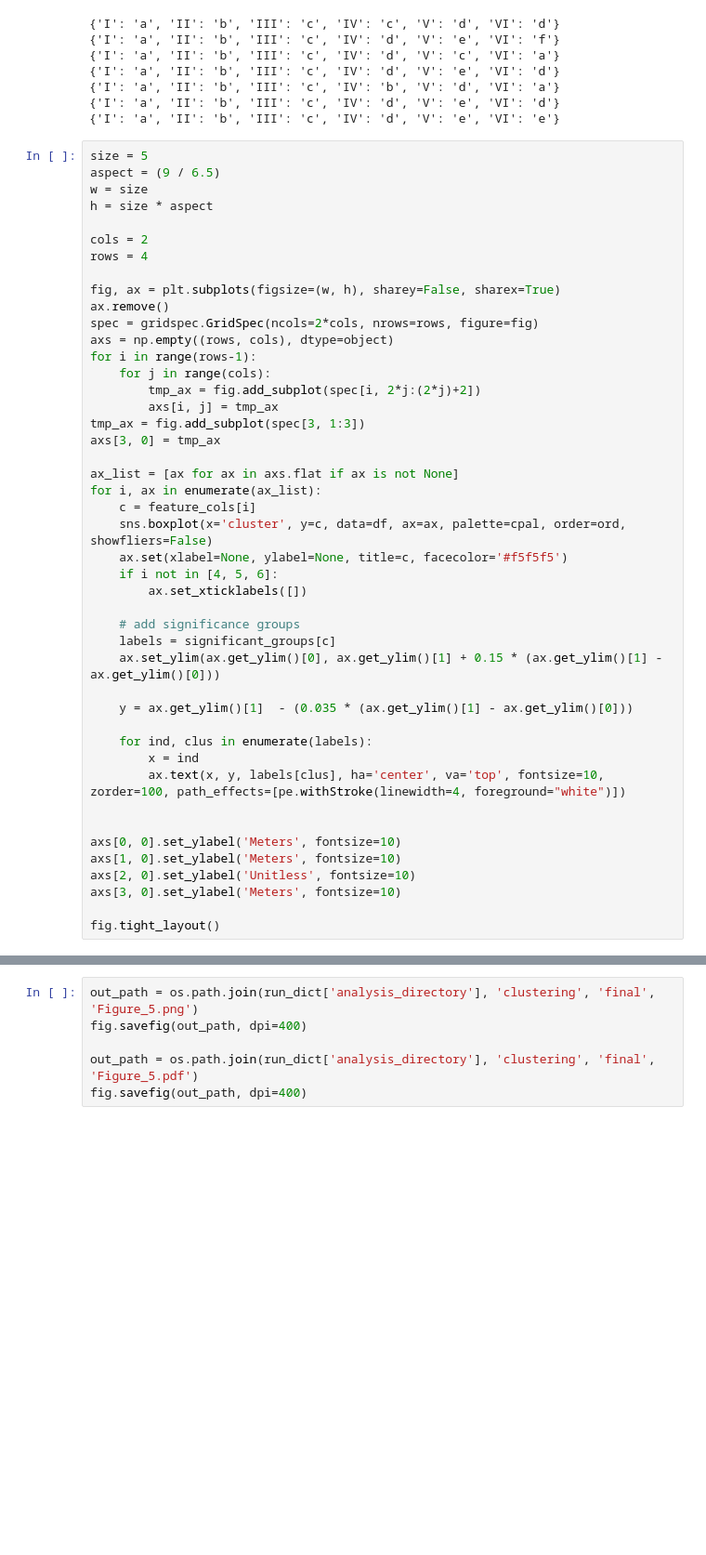
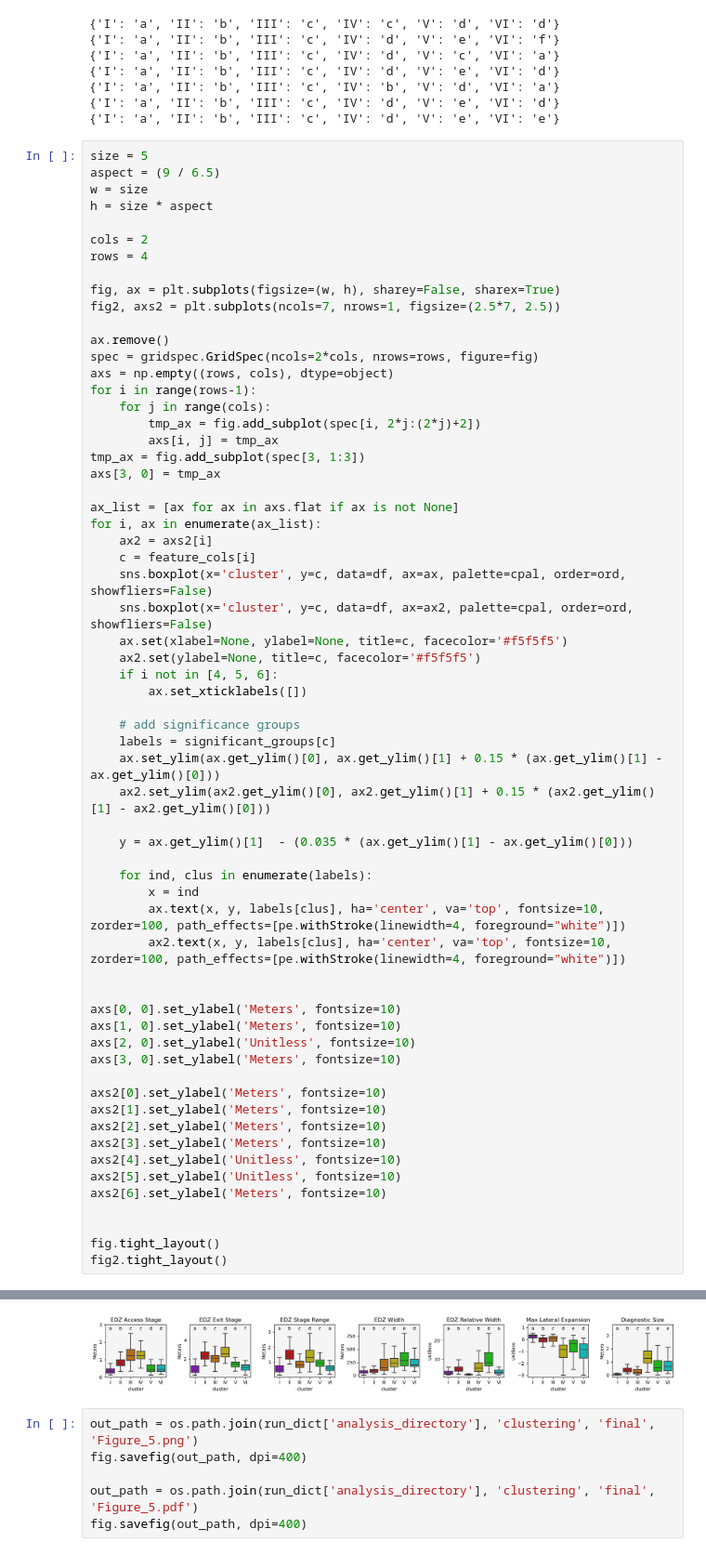
Before and after one commit to CIROH-UVM/floodplain-routing, a Jupyter notebook: publication_scripts/floodplain_classification/fig_5.ipynb, the cells around one changed output, grey strips where cells are left out. Shown: that part at 93% size. Cells and saved outputs as stored; diff of their text form; blank space fills up the shorter version.

```diff
--- a/publication_scripts/floodplain_classification/fig_5.ipynb
+++ b/publication_scripts/floodplain_classification/fig_5.ipynb
@@ -113,6 +113,8 @@ cols = 2
 rows = 4
 
 fig, ax = plt.subplots(figsize=(w, h), sharey=False, sharex=True)
+fig2, axs2 = plt.subplots(ncols=7, nrows=1, figsize=(2.5*7, 2.5))
+
 ax.remove()
 spec = gridspec.GridSpec(ncols=2*cols, nrows=rows, figure=fig)
 axs = np.empty((rows, cols), dtype=object)
@@ -123,33 +125,49 @@ for i in range(rows-1):
 tmp_ax = fig.add_subplot(spec[3, 1:3])
 axs[3, 0] = tmp_ax
 
 ax_list = [ax for ax in axs.flat if ax is not None]
 for i, ax in enumerate(ax_list):
+    ax2 = axs2[i]
     c = feature_cols[i]
     sns.boxplot(x='cluster', y=c, data=df, ax=ax, palette=cpal, order=ord, showfliers=False)
+    sns.boxplot(x='cluster', y=c, data=df, ax=ax2, palette=cpal, order=ord, showfliers=False)
     ax.set(xlabel=None, ylabel=None, title=c, facecolor='#f5f5f5')
+    ax2.set(ylabel=None, title=c, facecolor='#f5f5f5')
     if i not in [4, 5, 6]:
         ax.set_xticklabels([])
 
     # add significance groups
     labels = significant_groups[c]
     ax.set_ylim(ax.get_ylim()[0], ax.get_ylim()[1] + 0.15 * (ax.get_ylim()[1] - ax.get_ylim()[0]))
+    ax2.set_ylim(ax2.get_ylim()[0], ax2.get_ylim()[1] + 0.15 * (ax2.get_ylim()[1] - ax2.get_ylim()[0]))
 
     y = ax.get_ylim()[1]  - (0.035 * (ax.get_ylim()[1] - ax.get_ylim()[0]))
 
     for ind, clus in enumerate(labels):
         x = ind
         ax.text(x, y, labels[clus], ha='center', va='top', fontsize=10, zorder=100, path_effects=[pe.withStroke(linewidth=4, foreground="white")])
+        ax2.text(x, y, labels[clus], ha='center', va='top', fontsize=10, zorder=100, path_effects=[pe.withStroke(linewidth=4, foreground="white")])
 
 
 axs[0, 0].set_ylabel('Meters', fontsize=10)
 axs[1, 0].set_ylabel('Meters', fontsize=10)
 axs[2, 0].set_ylabel('Unitless', fontsize=10)
 axs[3, 0].set_ylabel('Meters', fontsize=10)
 
+axs2[0].set_ylabel('Meters', fontsize=10)
+axs2[1].set_ylabel('Meters', fontsize=10)
+axs2[2].set_ylabel('Meters', fontsize=10)
+axs2[3].set_ylabel('Meters', fontsize=10)
+axs2[4].set_ylabel('Unitless', fontsize=10)
+axs2[5].set_ylabel('Unitless', fontsize=10)
+axs2[6].set_ylabel('Meters', fontsize=10)
+
+
 fig.tight_layout()
+fig2.tight_layout()
 # %% [output]
 [figure]
+[figure, added]
 # %%
 out_path = os.path.join(run_dict['analysis_directory'], 'clustering', 'final', 'Figure_5.png')
 fig.savefig(out_path, dpi=400)
```
Also changed, not shown: parts of 1 cell of this notebook, 1 other file.
